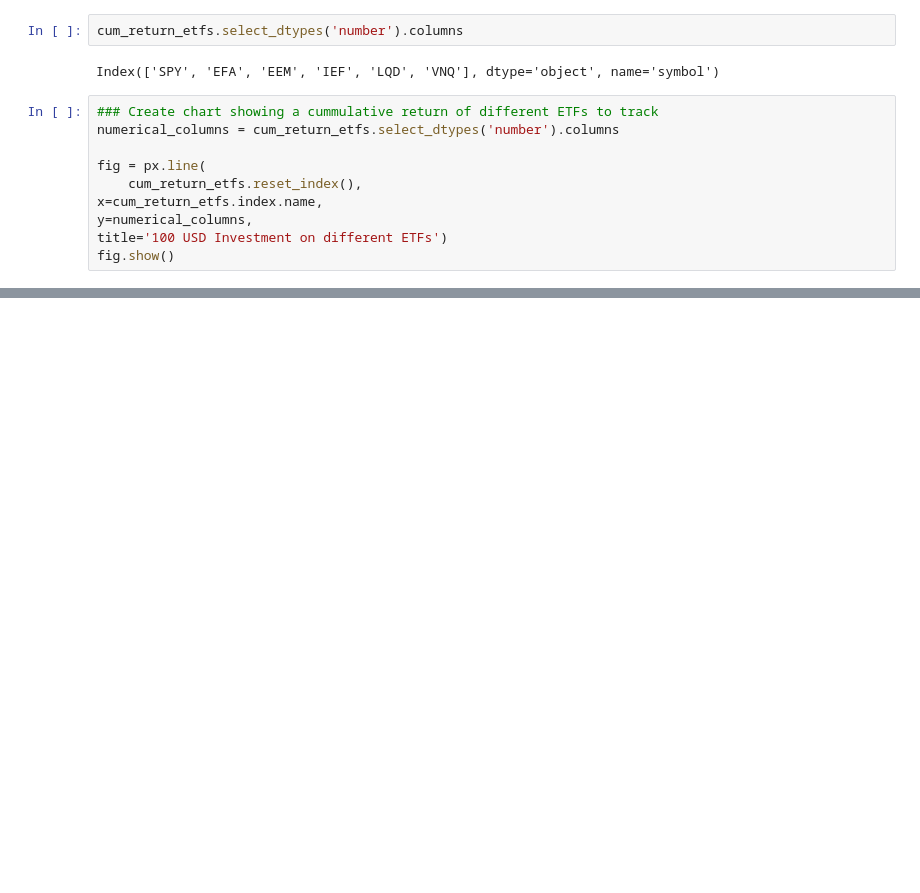
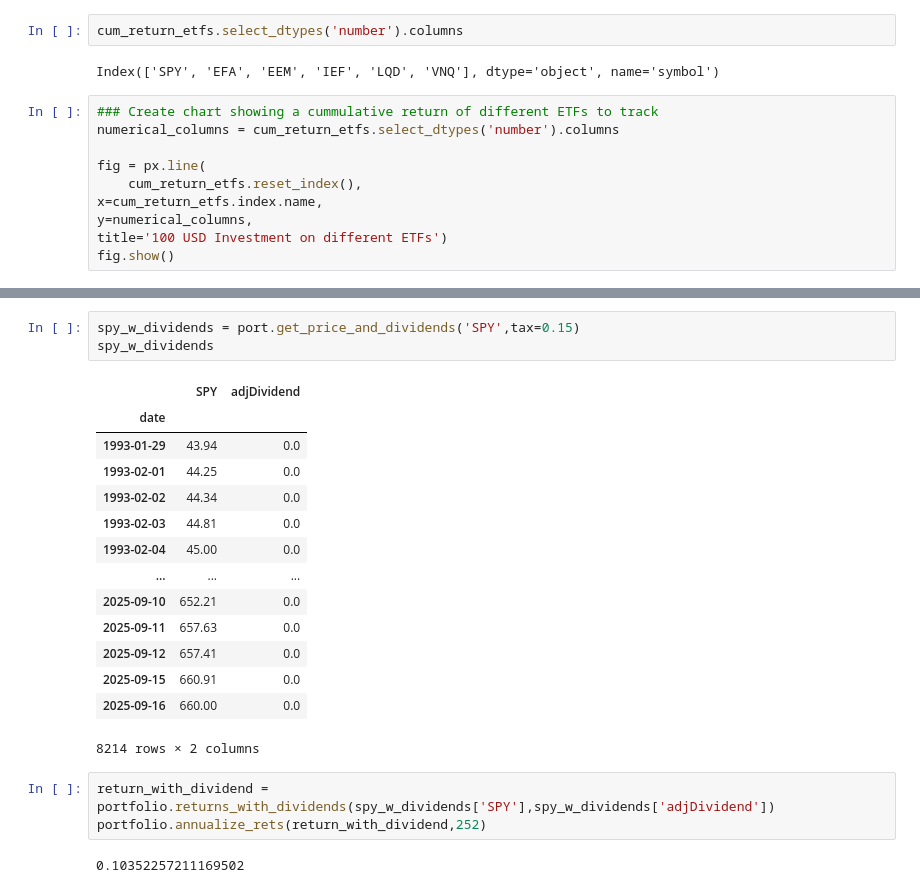
Before and after one commit to francisc112/APPLIED_FINANCE_ANALYTICS, a Jupyter notebook: PORTFOLIO_CONSTRUCTION/Portfolio_optimization.ipynb, the cells around one changed output, grey strips where cells are left out. Saved outputs shown, nothing was run; the diff lists cells and outputs as text; blank space fills up the shorter version.

```diff
--- a/PORTFOLIO_CONSTRUCTION/Portfolio_optimization.ipynb
+++ b/PORTFOLIO_CONSTRUCTION/Portfolio_optimization.ipynb
@@ -231,0 +292,23 @@ fig.show()
+# %%
+spy_w_dividends = port.get_price_and_dividends('SPY',tax=0.15)
+spy_w_dividends
+# %% [output]
+|  | SPY | adjDividend |
+| date |  |  |
+| 1993-01-29 | 43.94 | 0.0 |
+| 1993-02-01 | 44.25 | 0.0 |
+| 1993-02-02 | 44.34 | 0.0 |
+| 1993-02-03 | 44.81 | 0.0 |
+| 1993-02-04 | 45.00 | 0.0 |
+| ... | ... | ... |
+| 2025-09-10 | 652.21 | 0.0 |
+| 2025-09-11 | 657.63 | 0.0 |
+| 2025-09-12 | 657.41 | 0.0 |
+| 2025-09-15 | 660.91 | 0.0 |
+| 2025-09-16 | 660.00 | 0.0 |
+8214 rows × 2 columns
+# %%
+return_with_dividend = portfolio.returns_with_dividends(spy_w_dividends['SPY'],spy_w_dividends['adjDividend'])
+portfolio.annualize_rets(return_with_dividend,252)
+# %% [output]
+0.10352257211169502
```
Also changed, not shown: parts of 12 cells of this notebook, 2 other files.
